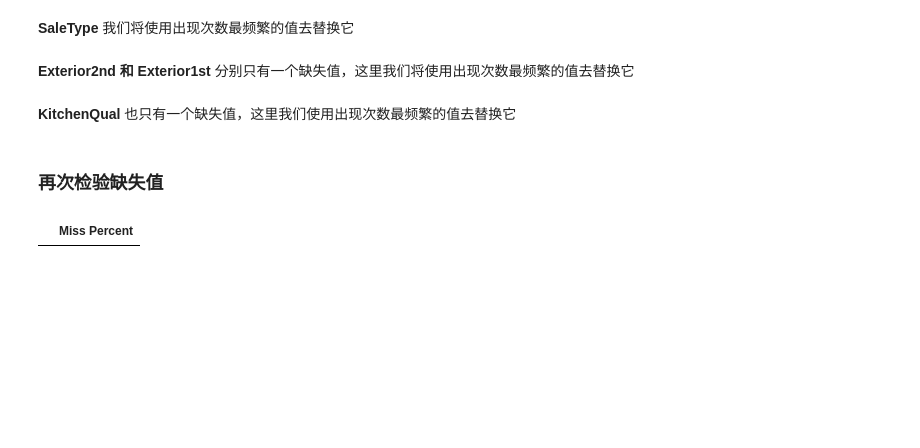
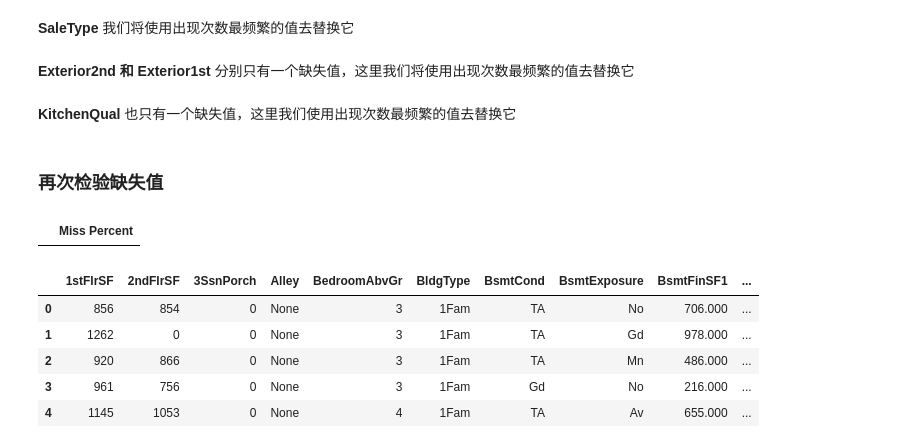
Before and after one commit to OneStepAndTwoSteps/Kaggle-Project, a Jupyter notebook: House Prices：Advanced Regression Techniques/House Prices：Advanced Regression Techniques.ipynb, the cells around one changed output. Saved outputs shown, nothing was run; the diff lists cells and outputs as text; code cells hidden in the pictures; blank space fills up the shorter version.

```diff
--- a/House Prices：Advanced Regression Techniques/House Prices：Advanced Regression Techniques.ipynb
+++ b/House Prices：Advanced Regression Techniques/House Prices：Advanced Regression Techniques.ipynb
@@ -359,12 +369,12 @@ for col in ('BsmtFinSF1', 'BsmtFinSF2', 'BsmtUnfSF','TotalBsmtSF', 'BsmtFullBath
 # %% [markdown]
 __BsmtFinType2,BsmtExposure,BsmtQual,BsmtFinType1,BsmtCond__   都是对地下室如何进行描述的特征，NaN意味着没有地下室。
 # %%
-for column in ['BsmtFinType2','BsmtExposure','BsmtQual','BsmtFinType1','BsmtCond']:
+for column in ('BsmtFinType2','BsmtExposure','BsmtQual','BsmtFinType1','BsmtCond'):
     all_data[column] = all_data[column].fillna('None')
 # %% [markdown]
 __MasVnrArea__ 为NA的表示 没有 MasVnrArea
 # %%
-all_data['MasVnrArea']=all_data['MasVnrArea'].fillna('0')
+all_data['MasVnrArea']=all_data['MasVnrArea'].fillna(0)
 # %% [markdown]
 __MasVnrType__ 为NA的表示 没有 MasVnrType
 # %%
@@ -407,3 +421,12 @@ miss_data=pd.DataFrame({'Miss Percent':all_data_na_persent})
 miss_data
 # %% [output]
 |  | Miss Percent |
+# %%
+all_data.head()
+# %% [output]
+|  | 1stFlrSF | 2ndFlrSF | 3SsnPorch | Alley | BedroomAbvGr | BldgType | BsmtCond | BsmtExposure | BsmtFinSF1 | ... |
+| 0 | 856 | 854 | 0 | None | 3 | 1Fam | TA | No | 706.000 | ... |
+| 1 | 1262 | 0 | 0 | None | 3 | 1Fam | TA | Gd | 978.000 | ... |
+| 2 | 920 | 866 | 0 | None | 3 | 1Fam | TA | Mn | 486.000 | ... |
+| 3 | 961 | 756 | 0 | None | 3 | 1Fam | Gd | No | 216.000 | ... |
+| 4 | 1145 | 1053 | 0 | None | 4 | 1Fam | TA | Av | 655.000 | ... |
```
Also changed, not shown: parts of 97 cells of this notebook, 1 other file.
